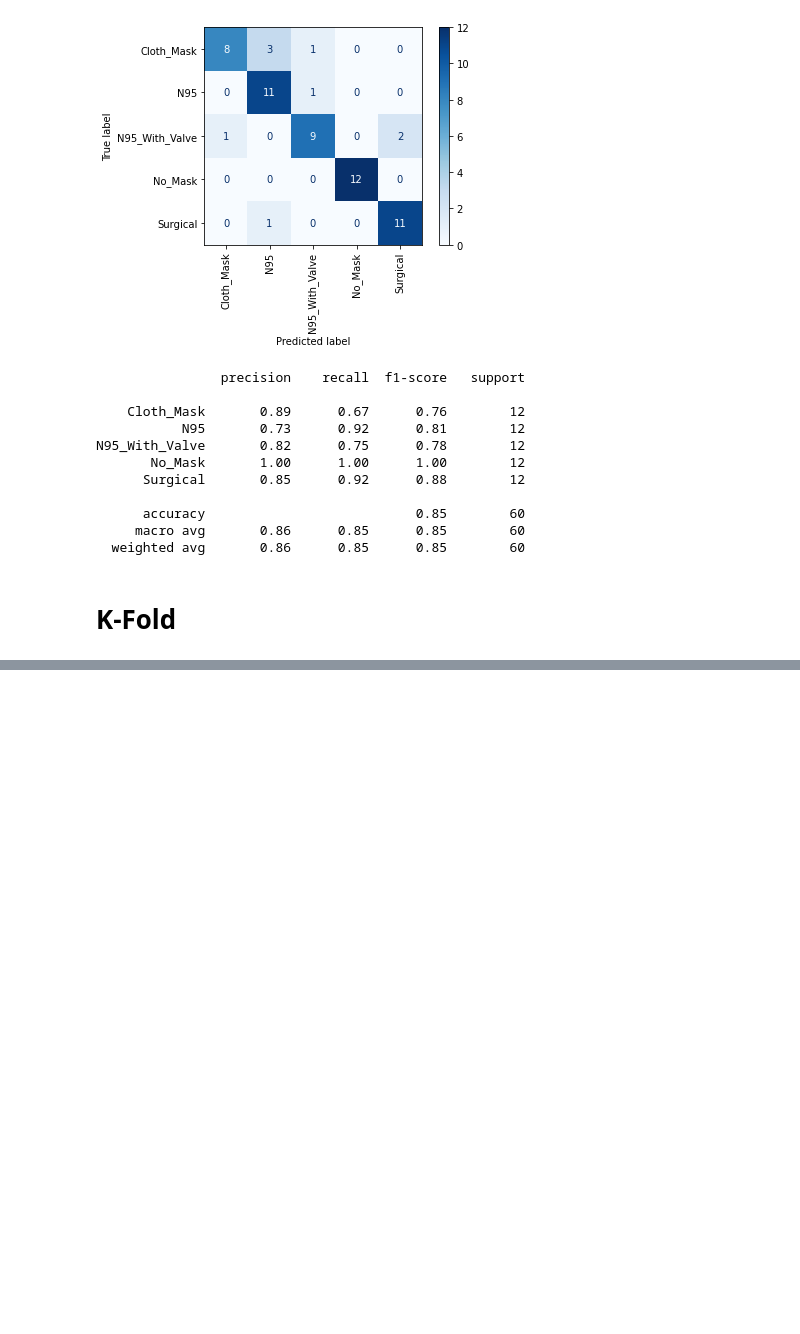
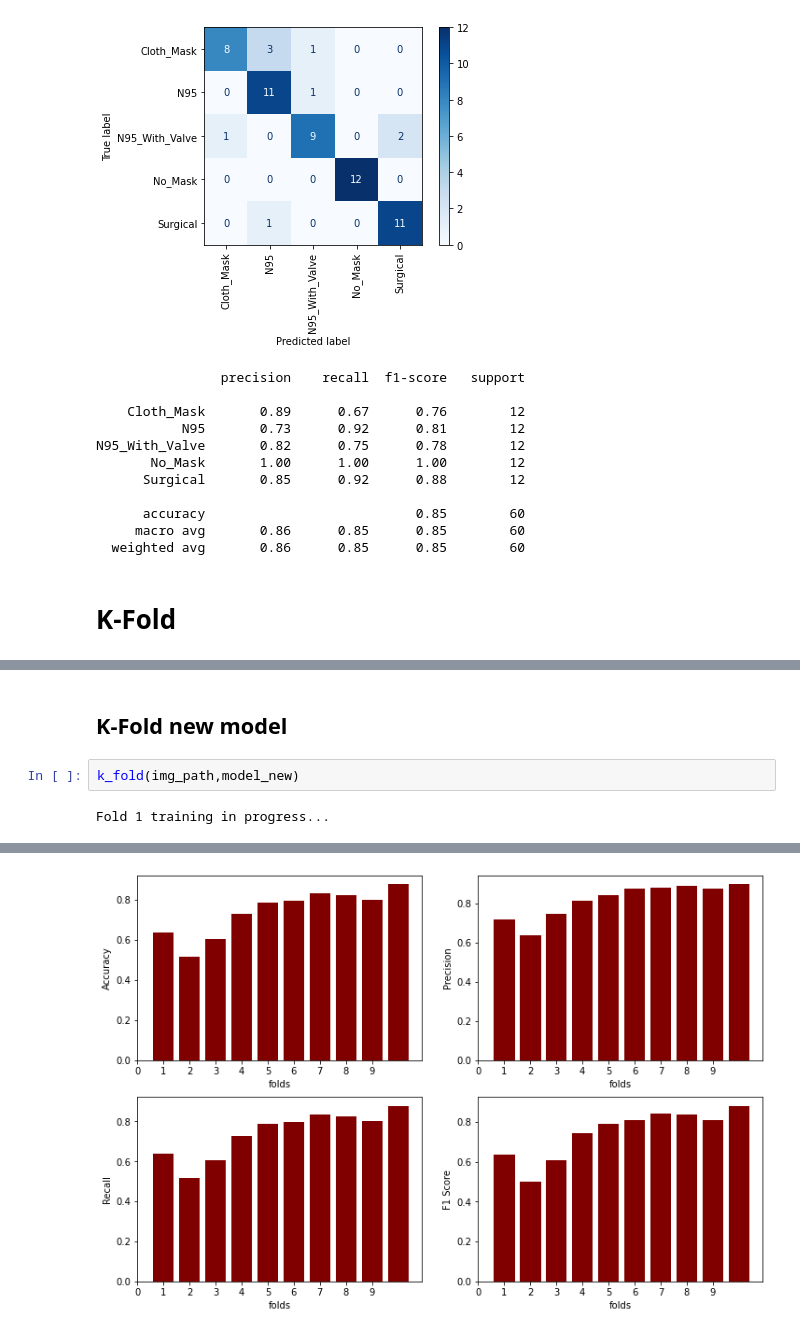
Before and after one commit to sivamjsk/Mask-Classification-Using-CNN-AI, a Jupyter notebook: Final_COMP_6721_Part_2.ipynb, the cells around one changed output, grey strips where cells are left out. Drawn from its saved outputs; the diff is of its cells as text; blank space fills up the shorter version.

```diff
--- a/Final_COMP_6721_Part_2.ipynb
+++ b/Final_COMP_6721_Part_2.ipynb
@@ -510,0 +512,6 @@ for i in range(4):
+# %% [markdown]
+<h2>K-Fold new model</h2>
+# %%
+k_fold(img_path,model_new)
+# %% [output]
+Fold 1 training in progress...
@@ -510,0 +688 @@ for i in range(4):
+[figure, added]
```
Also changed, not shown: parts of 6 cells of this notebook, 5 other files.
